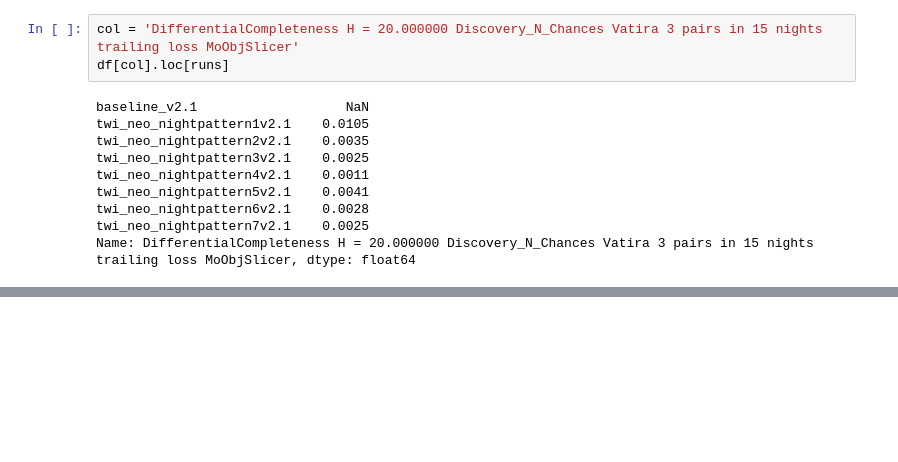
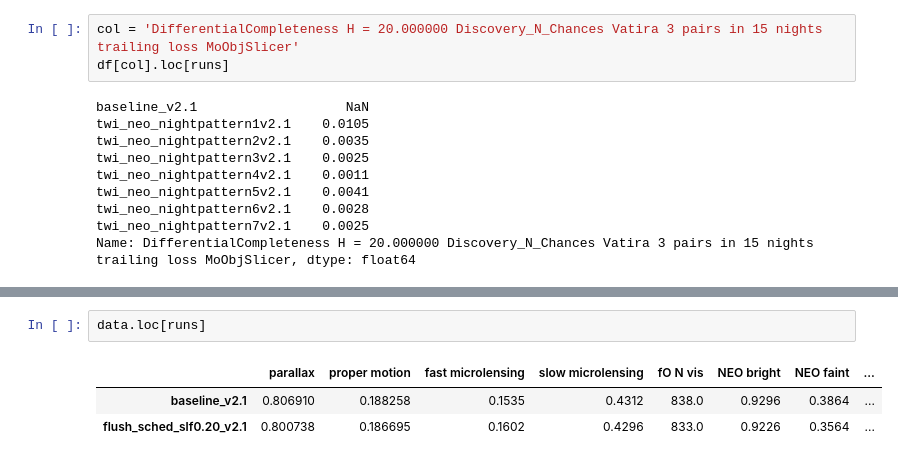
Before and after one commit to lsst-sims/smtn-017, a Jupyter notebook: plots/v21.ipynb, the cells around one changed output, grey strips where cells are left out. Drawn from its saved outputs; the diff is of its cells as text; blank space fills up the shorter version.

```diff
--- a/plots/v21.ipynb
+++ b/plots/v21.ipynb
@@ -633,0 +641,6 @@ Name: DifferentialCompleteness H = 20.000000 Discovery_N_Chances Vatira 3 pairs
+# %%
+data.loc[runs]
+# %% [output]
+|  | parallax | proper motion | fast microlensing | slow microlensing | fO N vis | NEO bright | NEO faint | ... |
+| baseline_v2.1 | 0.806910 | 0.188258 | 0.1535 | 0.4312 | 838.0 | 0.9296 | 0.3864 | ... |
+| flush_sched_slf0.20_v2.1 | 0.800738 | 0.186695 | 0.1602 | 0.4296 | 833.0 | 0.9226 | 0.3564 | ... |
```
Also changed, not shown: parts of 17 cells of this notebook, 14 other files.
